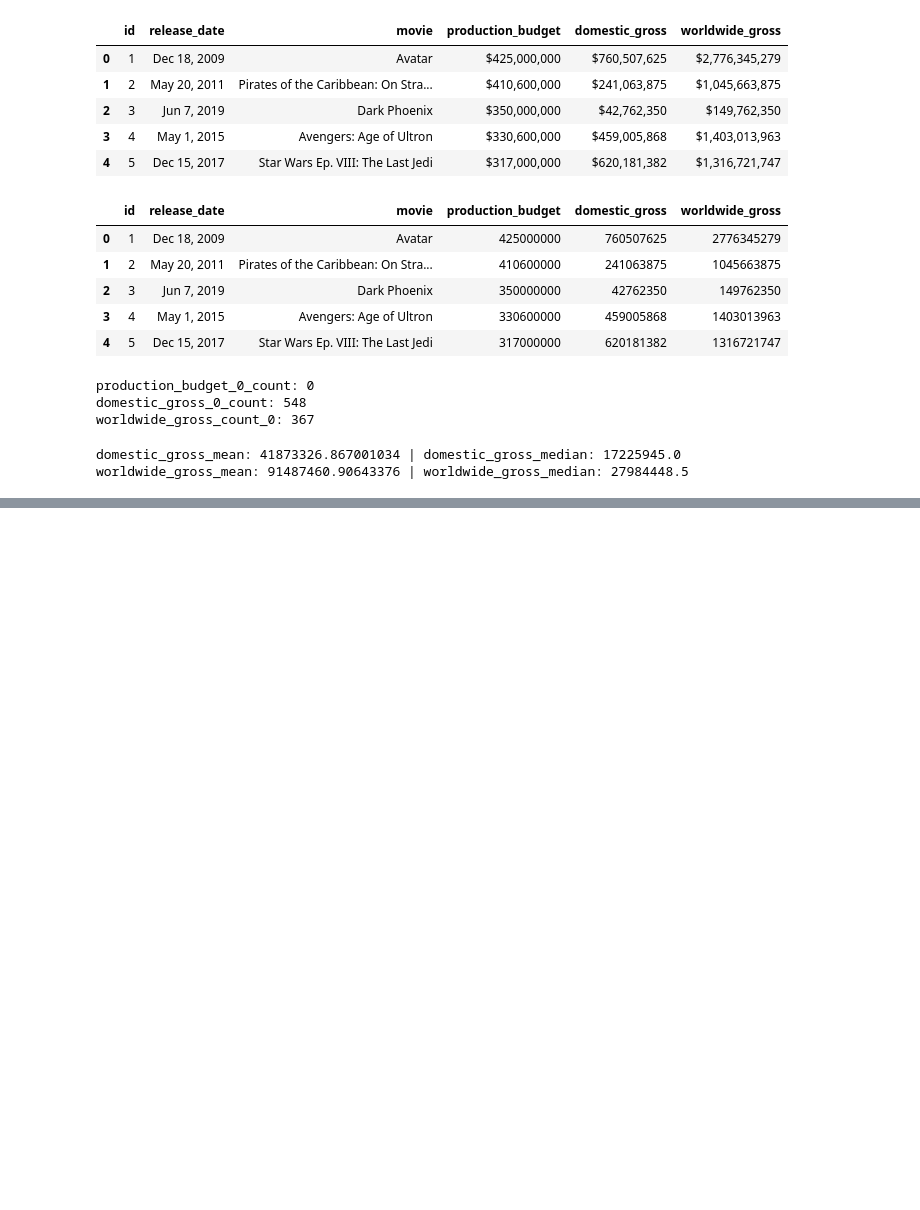
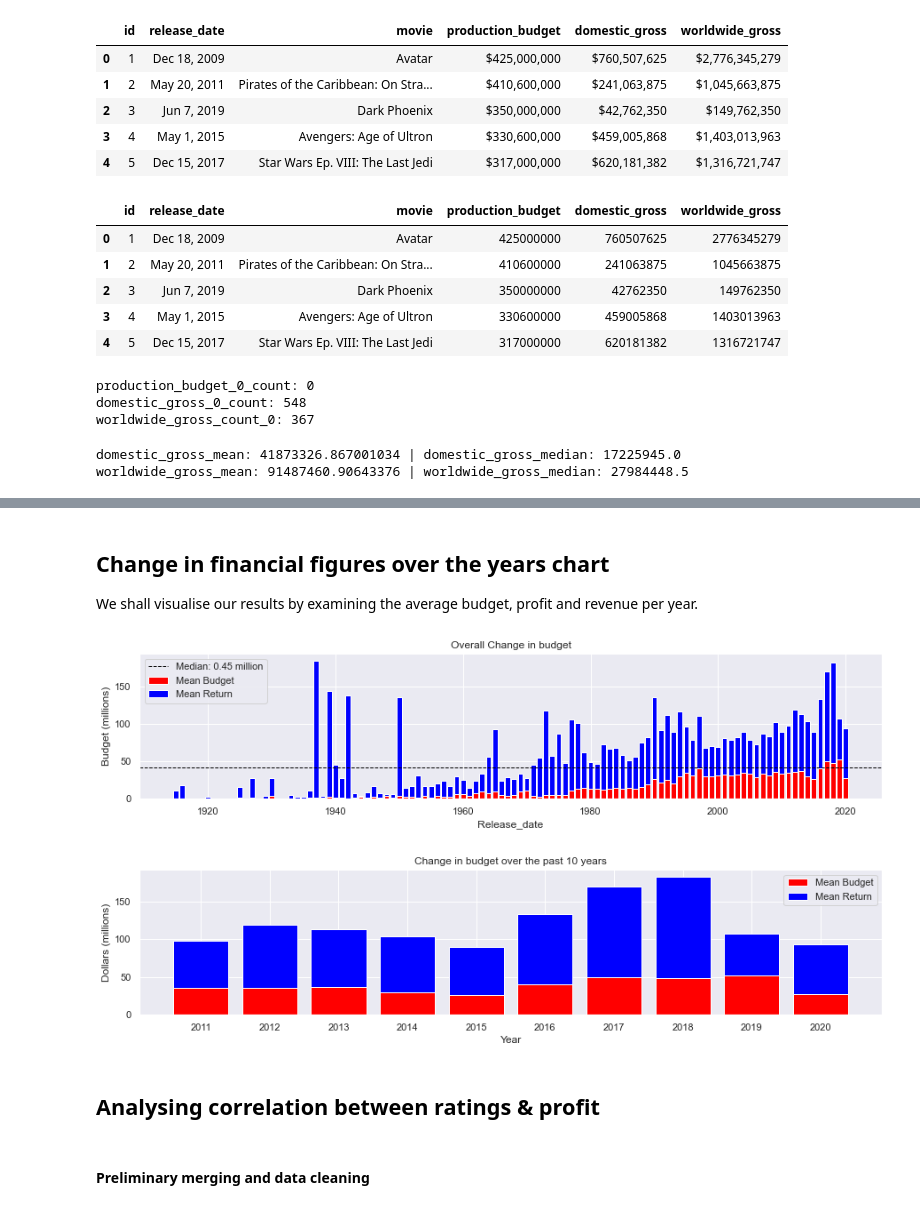
Before and after one commit to FeritYikar/ds-phase1-project, a Jupyter notebook: Abass.ipynb, the cells around one changed output, grey strips where cells are left out. Cells and saved outputs as stored; diff of their text form; code cells hidden in the pictures; blank space fills up the shorter version.

```diff
--- a/Abass.ipynb
+++ b/Abass.ipynb
@@ -310,8 +159,3 @@ ax.set_title('worldwide_gross box plot');
 # We will replace each 0 value from the domestic_gross and worldwide_gross with their respective medians
 tn_movies_budgets['domestic_gross'] = tn_movies_budgets['domestic_gross'].apply(lambda x: domestic_gross_median if x==0 else x)
 tn_movies_budgets['worldwide_gross'] = tn_movies_budgets['worldwide_gross'].apply(lambda x: worldwide_gross_median if x==0 else x)
-# %%
-# Ideally, we'd like to strip month and days from the dates and only leave the years as integers.
-# This allows us to use the years as categorical measurements
-tn_movies_budgets['release_date'] = tn_movies_budgets['release_date'].apply(lambda x: int(x[-4:]))
-tn_movies_budgets['release_date']
@@ -333,3 +162,9 @@ Name: release_date, Length: 5782, dtype: int64
+# %%
+# We shall turn the relase_date into a categorical variable by stripping out the years and months into separate columns
+tn_movies_budgets['release_month'] = tn_movies_budgets['release_date'].apply(lambda x: x[0:3])
+tn_movies_budgets['release_year'] = tn_movies_budgets['release_date'].apply(lambda x: int(x[-4:]))
 # %%
 # Now that the financial figures are numerical, we can create new columns based on simple calculations
-tn_movies_budgets
+tn_movies_budgets['production_budget'] = tn_movies_budgets['production_budget'].apply(lambda x: x/1000000)
+tn_movies_budgets['domestic_gross'] = tn_movies_budgets['domestic_gross'].apply(lambda x: x/1000000)
+tn_movies_budgets['worldwide_gross'] = tn_movies_budgets['worldwide_gross'].apply(lambda x: x/1000000)
@@ -508,0 +179,3 @@ correlation between runtime_minutes and profit = 0.6522781876632836
+# %% [markdown]
+## Change in financial figures over the years chart
+We shall visualise our results by examining the average budget, profit and revenue per year.
@@ -508,0 +187,64 @@ correlation between runtime_minutes and profit = 0.6522781876632836
+# %%
+yearly_mean_budget = tn_movies_budgets.groupby(by=['release_year'])['production_budget'].mean()
+yearly_mean_return = tn_movies_budgets.groupby(by=['release_year'])['production_return'].mean()
+
+fig, ax = plt.subplots(figsize=(15,3))
+
+plt.bar(
+       list(yearly_mean_budget.keys()),
+       list(yearly_mean_budget),
+       color = 'red',
+       label = 'Mean Budget'
+       )
+
+plt.bar(
+       list(yearly_mean_return.keys()),
+       list(yearly_mean_return),
+       color = 'blue',
+       label = 'Mean Return',
+       bottom = yearly_mean_budget
+       )
+plt.axhline(np.median(yearly_mean_return), linewidth=1, ls='--' ,color='black', label='Median: 0.45 million')
+
+ax.legend()
+ax.set_title('Overall Change in budget')
+ax.set_xlabel('Release_date')
+ax.set_ylabel('Budget (millions)')
+
+
+yearly_mean_budget_bar, ax = plt.subplots(figsize=(15,3))
+
+plt.bar(
+       list(yearly_mean_budget.keys())[-10:],
+       list(yearly_mean_budget)[-10:],
+       color = 'red',
+       label = 'Mean Budget'
+       )
+
+plt.bar(
+       list(yearly_mean_return.keys())[-10:],
+       list(yearly_mean_return)[-10:],
+       bottom=list(yearly_mean_budget)[-10:],
+       color = 'blue',
+       label = 'Mean Return',
+       )
+
+
+xticks = np.linspace(
+                    start=min(list(yearly_mean_return.keys())[-10:]),
+                    stop=max(list(yearly_mean_return.keys())[-10:]),
+                    num=10
+                    )
+
+ax.legend()
+ax.set_title('Change in budget over the past 10 years')
+ax.set_xlabel('Year')
+ax.set_ylabel('Dollars (millions)')
+ax.set_xticks(xticks);
+# %% [output]
+[figure, added]
+[figure, added]
+# %% [markdown]
+## Analysing correlation between ratings & profit
+# %% [markdown]
+#### Preliminary merging and data cleaning
```
Also changed, not shown: parts of 73 cells of this notebook.
